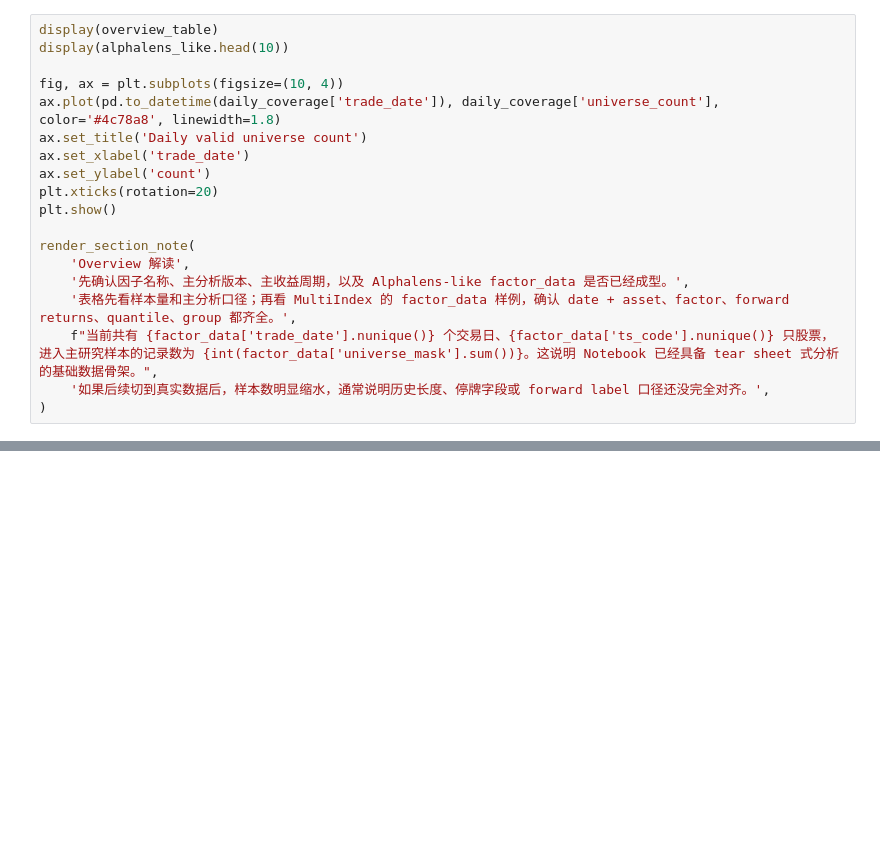
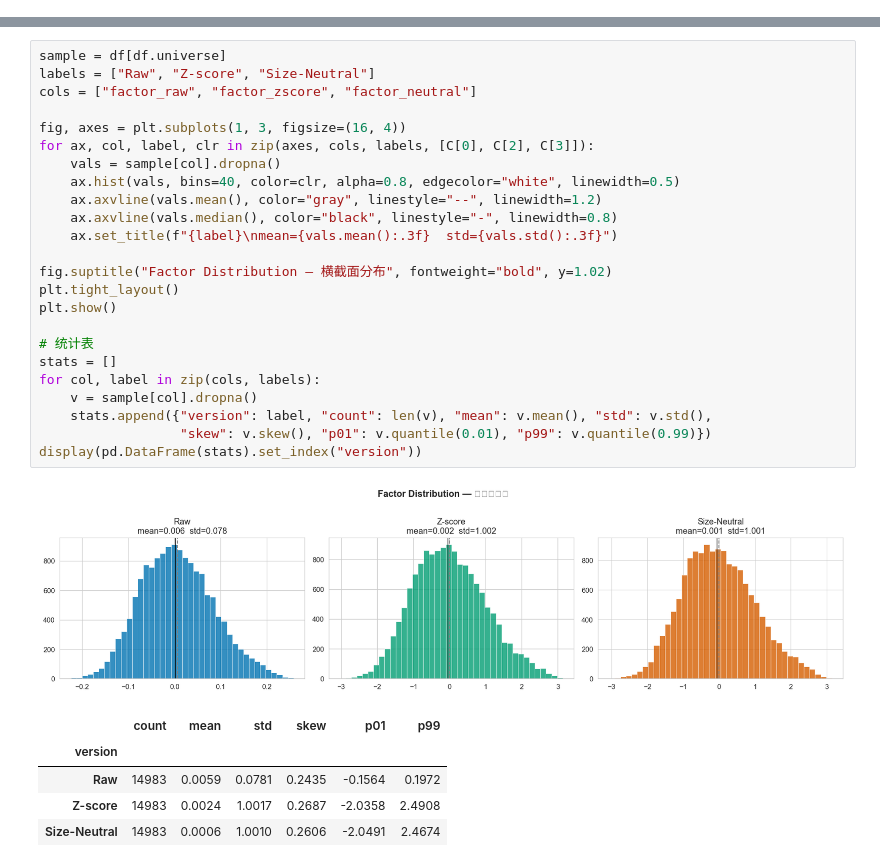
Before and after one commit to yangxiamike/ashare-factory, a Jupyter notebook: notebooks/01_single_factor_mvp.ipynb, the cells around one changed output, grey strips where cells are left out. Drawn from its saved outputs; the diff is of its cells as text; blank space fills up the shorter version.

Commit message:
run single factor notebook

```diff
--- a/notebooks/01_single_factor_mvp.ipynb
+++ b/notebooks/01_single_factor_mvp.ipynb
@@ -740,19 +0,0 @@ overview_table = pd.DataFrame(
-# %%
-display(overview_table)
-display(alphalens_like.head(10))
-
-fig, ax = plt.subplots(figsize=(10, 4))
-ax.plot(pd.to_datetime(daily_coverage['trade_date']), daily_coverage['universe_count'], color='#4c78a8', linewidth=1.8)
-ax.set_title('Daily valid universe count')
-ax.set_xlabel('trade_date')
-ax.set_ylabel('count')
-plt.xticks(rotation=20)
-plt.show()
-
-render_section_note(
-    'Overview 解读',
-    '先确认因子名称、主分析版本、主收益周期，以及 Alphalens-like factor_data 是否已经成型。',
-    '表格先看样本量和主分析口径；再看 MultiIndex 的 factor_data 样例，确认 date + asset、factor、forward returns、quantile、group 都齐全。',
-    f"当前共有 {factor_data['trade_date'].nunique()} 个交易日、{factor_data['ts_code'].nunique()} 只股票，进入主研究样本的记录数为 {int(factor_data['universe_mask'].sum())}。这说明 Notebook 已经具备 tear sheet 式分析的基础数据骨架。",
-    '如果后续切到真实数据后，样本数明显缩水，通常说明历史长度、停牌字段或 forward label 口径还没完全对齐。',
-)
@@ -1337,0 +181,31 @@ render_section_note(
+# %%
+sample = df[df.universe]
+labels = ["Raw", "Z-score", "Size-Neutral"]
+cols = ["factor_raw", "factor_zscore", "factor_neutral"]
+
+fig, axes = plt.subplots(1, 3, figsize=(16, 4))
+for ax, col, label, clr in zip(axes, cols, labels, [C[0], C[2], C[3]]):
+    vals = sample[col].dropna()
+    ax.hist(vals, bins=40, color=clr, alpha=0.8, edgecolor="white", linewidth=0.5)
+    ax.axvline(vals.mean(), color="gray", linestyle="--", linewidth=1.2)
+    ax.axvline(vals.median(), color="black", linestyle="-", linewidth=0.8)
+    ax.set_title(f"{label}\nmean={vals.mean():.3f}  std={vals.std():.3f}")
+
+fig.suptitle("Factor Distribution — 横截面分布", fontweight="bold", y=1.02)
+plt.tight_layout()
+plt.show()
+
+# 统计表
+stats = []
+for col, label in zip(cols, labels):
+    v = sample[col].dropna()
+    stats.append({"version": label, "count": len(v), "mean": v.mean(), "std": v.std(),
+                  "skew": v.skew(), "p01": v.quantile(0.01), "p99": v.quantile(0.99)})
+display(pd.DataFrame(stats).set_index("version"))
+# %% [output]
+[figure, added]
+|  | count | mean | std | skew | p01 | p99 |
+| version |  |  |  |  |  |  |
+| Raw | 14983 | 0.0059 | 0.0781 | 0.2435 | -0.1564 | 0.1972 |
+| Z-score | 14983 | 0.0024 | 1.0017 | 0.2687 | -2.0358 | 2.4908 |
+| Size-Neutral | 14983 | 0.0006 | 1.0010 | 0.2606 | -2.0491 | 2.4674 |
```
Also changed, not shown: parts of 39 cells of this notebook.
